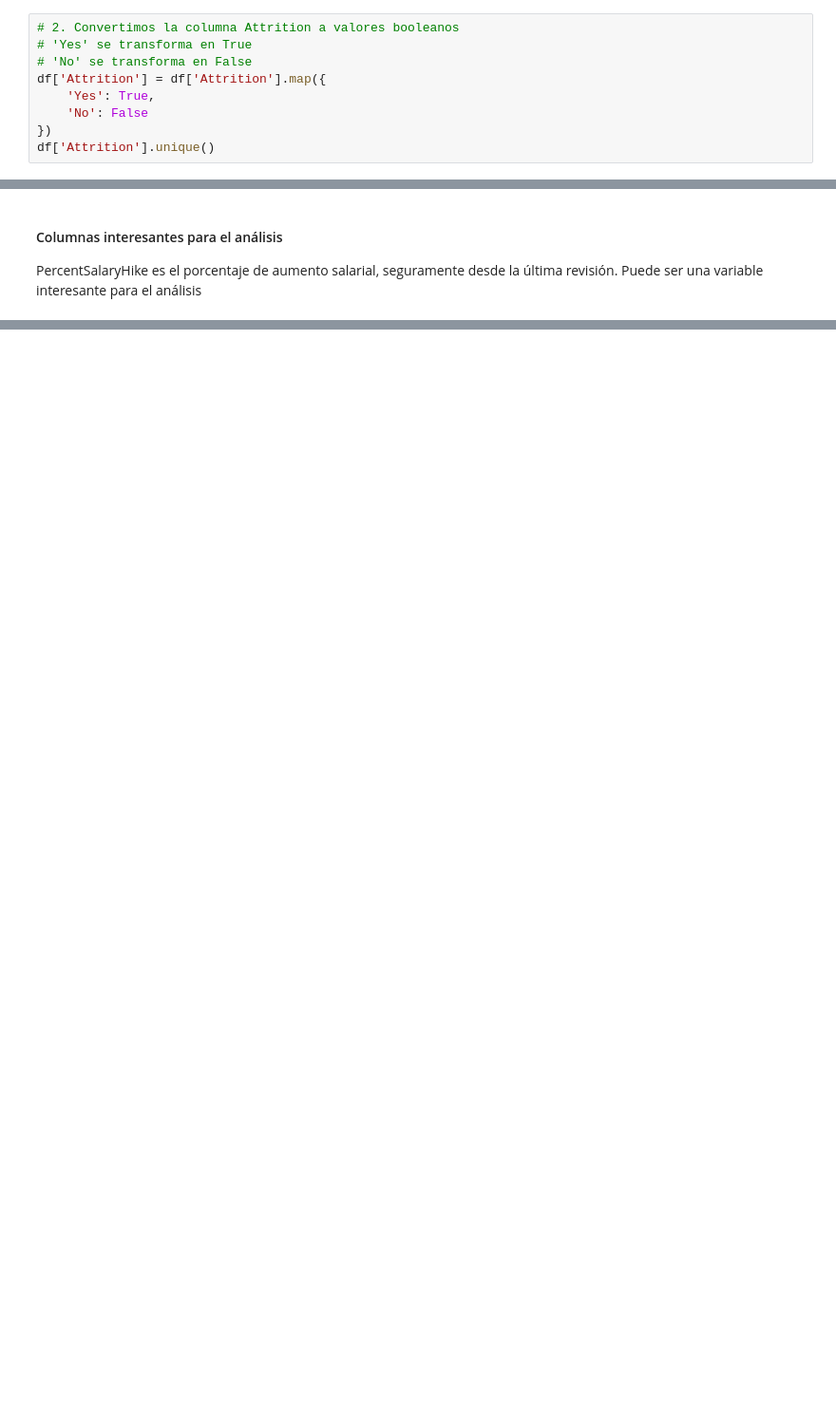
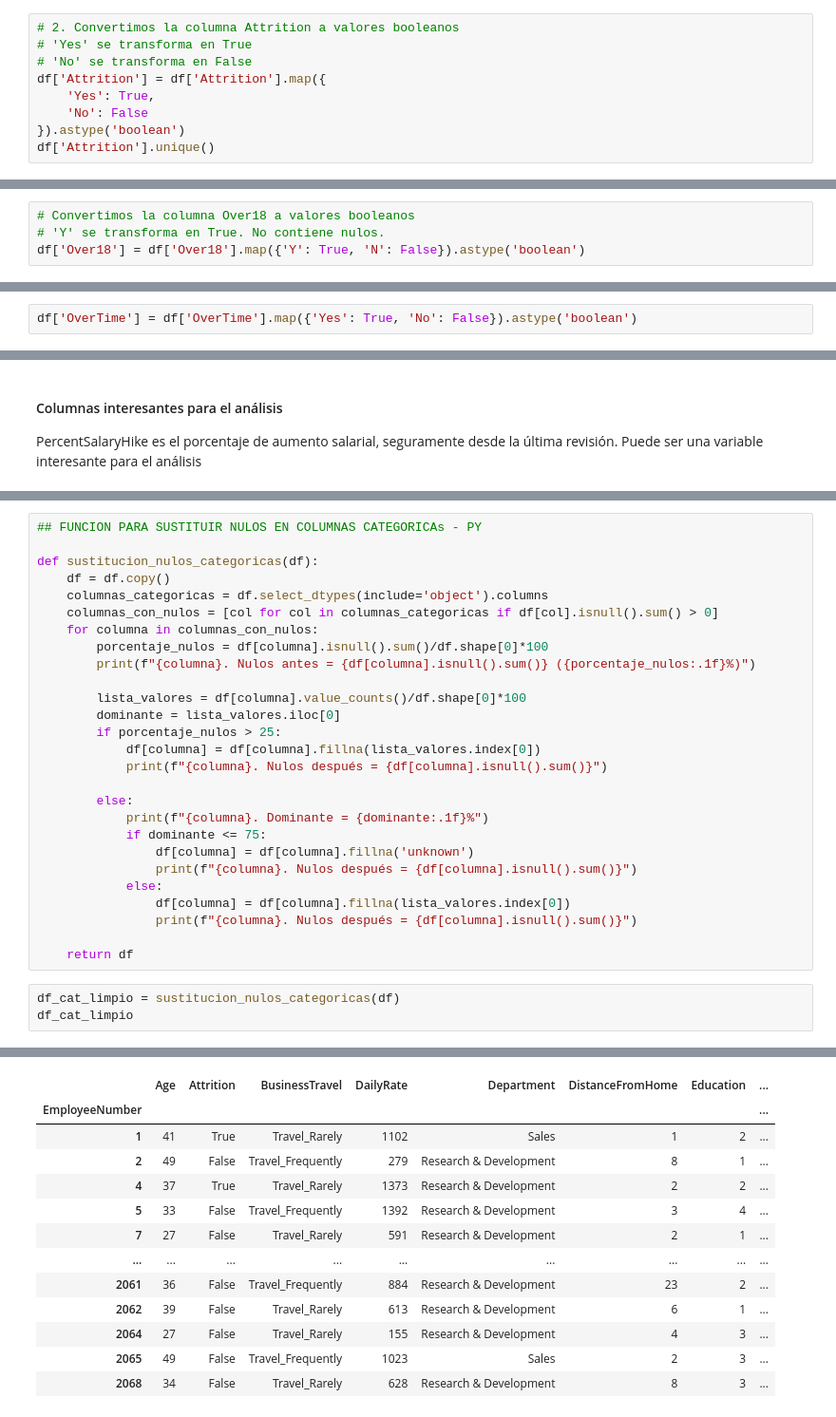
Before and after one commit to Adalab/project-da-promo-67-modulo-3-team-2, a Jupyter notebook: EDA_transformacion_limpieza.ipynb, the cells around one changed output, grey strips where cells are left out. Shown at 95% size. Cells and saved outputs as stored; diff of their text form; blank space fills up the shorter version.

Commit message:
funciones para nulos y limpieza de algunas columnas

```diff
--- a/EDA_transformacion_limpieza.ipynb
+++ b/EDA_transformacion_limpieza.ipynb
@@ -264,6 +292,6 @@ Length: 2, dtype: str
 df['Attrition'] = df['Attrition'].map({
     'Yes': True,
     'No': False
-})
+}).astype('boolean')
 df['Attrition'].unique()
 # %% [output]
@@ -274,0 +305,4 @@ dtype('bool')
+# %%
+# Convertimos la columna Over18 a valores booleanos
+# 'Y' se transforma en True. No contiene nulos.
+df['Over18'] = df['Over18'].map({'Y': True, 'N': False}).astype('boolean')
@@ -274,0 +313,2 @@ dtype('bool')
+# %%
+df['OverTime'] = df['OverTime'].map({'Yes': True, 'No': False}).astype('boolean')
@@ -309,0 +374,31 @@ PercentSalaryHike es el porcentaje de aumento salarial, seguramente desde la úl
+# %%
+## FUNCION PARA SUSTITUIR NULOS EN COLUMNAS CATEGORICAs - PY
+
+def sustitucion_nulos_categoricas(df):
+    df = df.copy()
+    columnas_categoricas = df.select_dtypes(include='object').columns
+    columnas_con_nulos = [col for col in columnas_categoricas if df[col].isnull().sum() > 0]
+    for columna in columnas_con_nulos:
+        porcentaje_nulos = df[columna].isnull().sum()/df.shape[0]*100
+        print(f"{columna}. Nulos antes = {df[columna].isnull().sum()} ({porcentaje_nulos:.1f}%)")
+
+        lista_valores = df[columna].value_counts()/df.shape[0]*100
+        dominante = lista_valores.iloc[0]
+        if porcentaje_nulos > 25:
+            df[columna] = df[columna].fillna(lista_valores.index[0])
+            print(f"{columna}. Nulos después = {df[columna].isnull().sum()}")
+
+        else:
+            print(f"{columna}. Dominante = {dominante:.1f}%")
+            if dominante <= 75:
+                df[columna] = df[columna].fillna('unknown')
+                print(f"{columna}. Nulos después = {df[columna].isnull().sum()}")
+            else:
+                df[columna] = df[columna].fillna(lista_valores.index[0])
+                print(f"{columna}. Nulos después = {df[columna].isnull().sum()}")
+
+    return df
+# %%
+df_cat_limpio = sustitucion_nulos_categoricas(df)
+df_cat_limpio
+# %% [output]
@@ -309,0 +417,13 @@ PercentSalaryHike es el porcentaje de aumento salarial, seguramente desde la úl
+|  | Age | Attrition | BusinessTravel | DailyRate | Department | DistanceFromHome | Education | ... |
+| EmployeeNumber |  |  |  |  |  |  |  | ... |
+| 1 | 41 | True | Travel_Rarely | 1102 | Sales | 1 | 2 | ... |
+| 2 | 49 | False | Travel_Frequently | 279 | Research & Development | 8 | 1 | ... |
+| 4 | 37 | True | Travel_Rarely | 1373 | Research & Development | 2 | 2 | ... |
+| 5 | 33 | False | Travel_Frequently | 1392 | Research & Development | 3 | 4 | ... |
+| 7 | 27 | False | Travel_Rarely | 591 | Research & Development | 2 | 1 | ... |
+| ... | ... | ... | ... | ... | ... | ... | ... | ... |
+| 2061 | 36 | False | Travel_Frequently | 884 | Research & Development | 23 | 2 | ... |
+| 2062 | 39 | False | Travel_Rarely | 613 | Research & Development | 6 | 1 | ... |
+| 2064 | 27 | False | Travel_Rarely | 155 | Research & Development | 4 | 3 | ... |
+| 2065 | 49 | False | Travel_Frequently | 1023 | Sales | 2 | 3 | ... |
+| 2068 | 34 | False | Travel_Rarely | 628 | Research & Development | 8 | 3 | ... |
```
Also changed, not shown: parts of 20 cells of this notebook.
